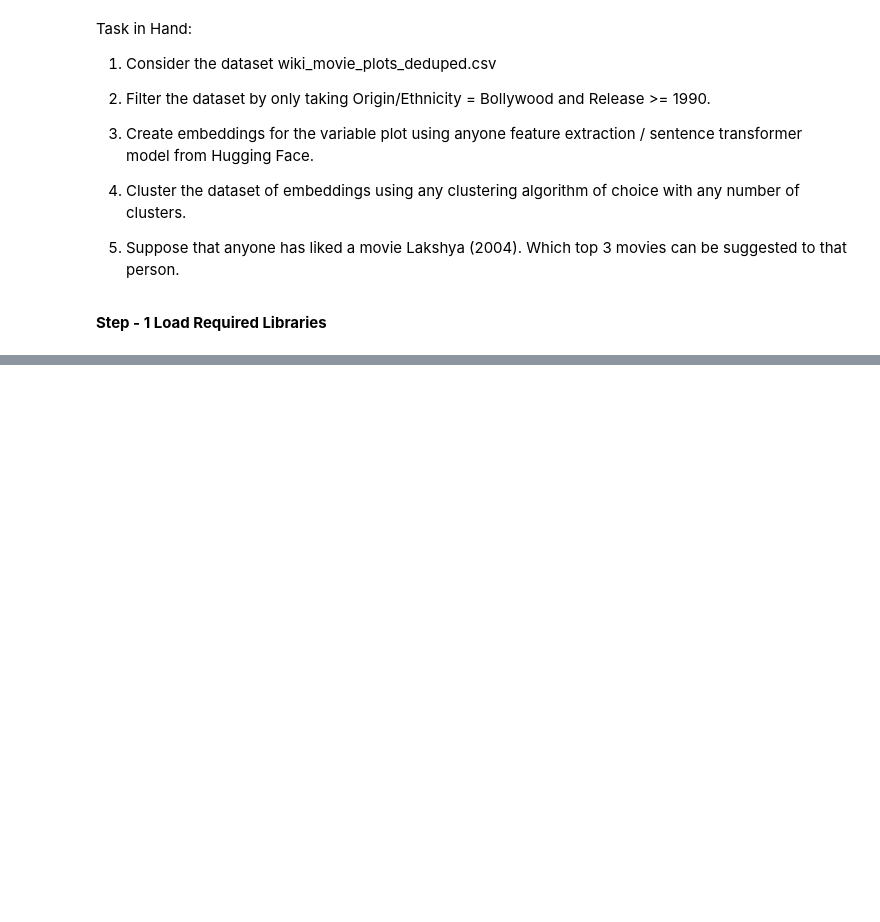
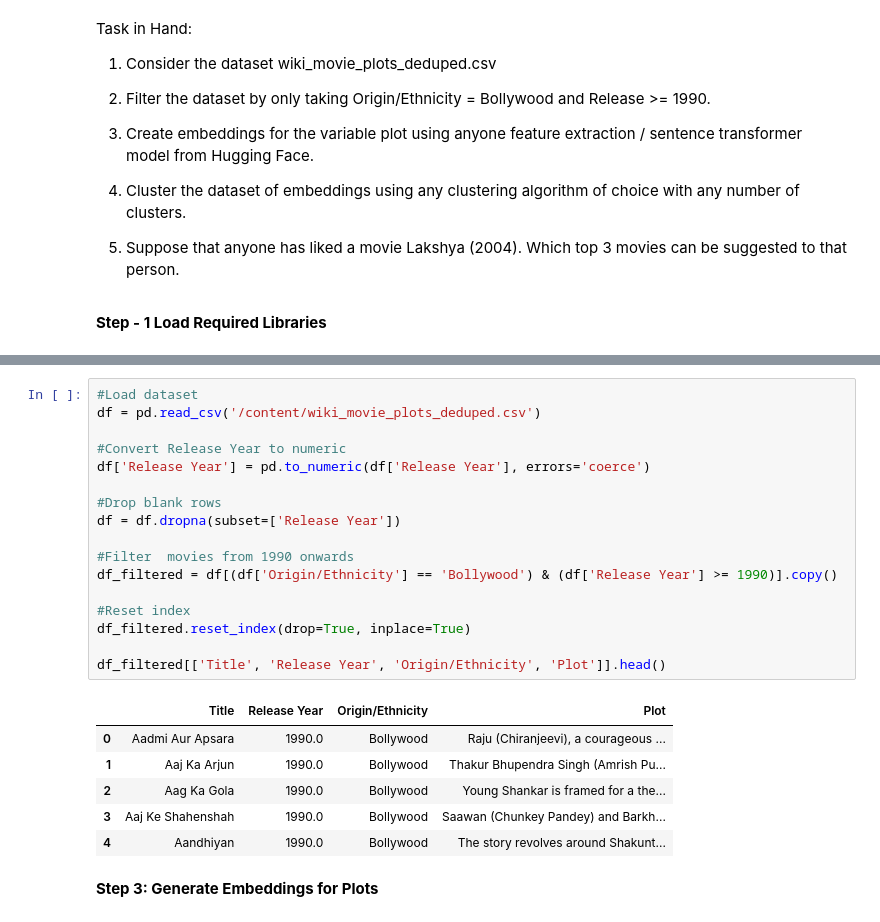
Before and after one commit to SandySingh72/DATA_Analytics, a Jupyter notebook: Project - Suggest Movies Based on Liking.ipynb, the cells around one changed output, grey strips where cells are left out. Cells and saved outputs as stored; diff of their text form; blank space fills up the shorter version.

```diff
--- a/Project - Suggest Movies Based on Liking.ipynb
+++ b/Project - Suggest Movies Based on Liking.ipynb
@@ -162,0 +46,26 @@ y_pred = best_model.predict(x_test)
+# %%
+#Load dataset
+df = pd.read_csv('/content/wiki_movie_plots_deduped.csv')
+
+#Convert Release Year to numeric
+df['Release Year'] = pd.to_numeric(df['Release Year'], errors='coerce')
+
+#Drop blank rows
+df = df.dropna(subset=['Release Year'])
+
+#Filter  movies from 1990 onwards
+df_filtered = df[(df['Origin/Ethnicity'] == 'Bollywood') & (df['Release Year'] >= 1990)].copy()
+
+#Reset index
+df_filtered.reset_index(drop=True, inplace=True)
+
+df_filtered[['Title', 'Release Year', 'Origin/Ethnicity', 'Plot']].head()
+# %% [output]
+|  | Title | Release Year | Origin/Ethnicity | Plot |
+| 0 | Aadmi Aur Apsara | 1990.0 | Bollywood | Raju (Chiranjeevi), a courageous ... |
+| 1 | Aaj Ka Arjun | 1990.0 | Bollywood | Thakur Bhupendra Singh (Amrish Pu... |
+| 2 | Aag Ka Gola | 1990.0 | Bollywood | Young Shankar is framed for a the... |
+| 3 | Aaj Ke Shahenshah | 1990.0 | Bollywood | Saawan (Chunkey Pandey) and Barkh... |
+| 4 | Aandhiyan | 1990.0 | Bollywood | The story revolves around Shakunt... |
+# %% [markdown]
+**Step 3: Generate Embeddings for Plots**
```
Also changed, not shown: parts of 35 cells of this notebook.
